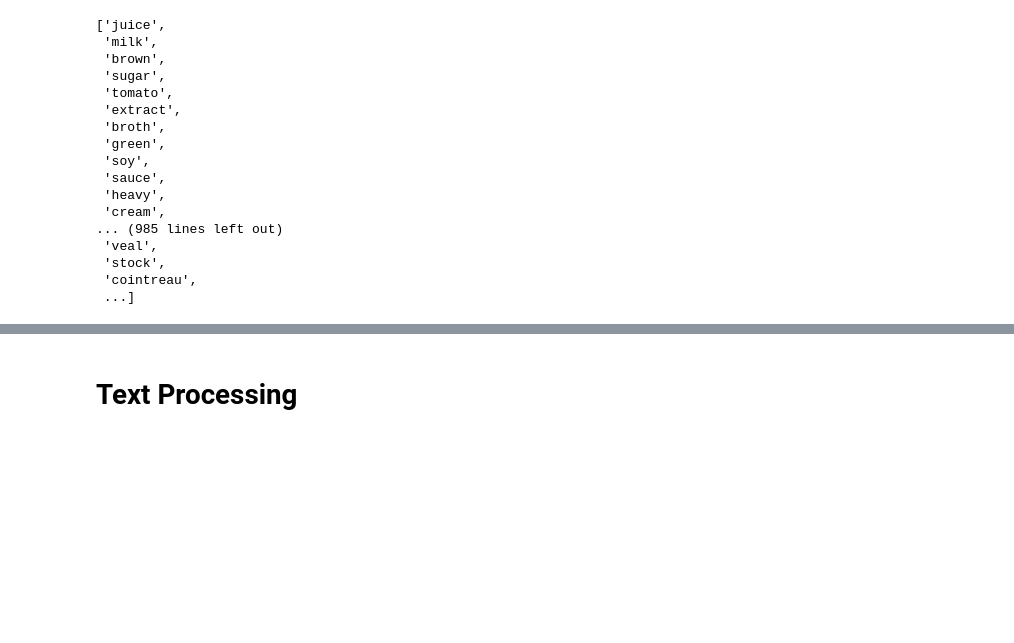
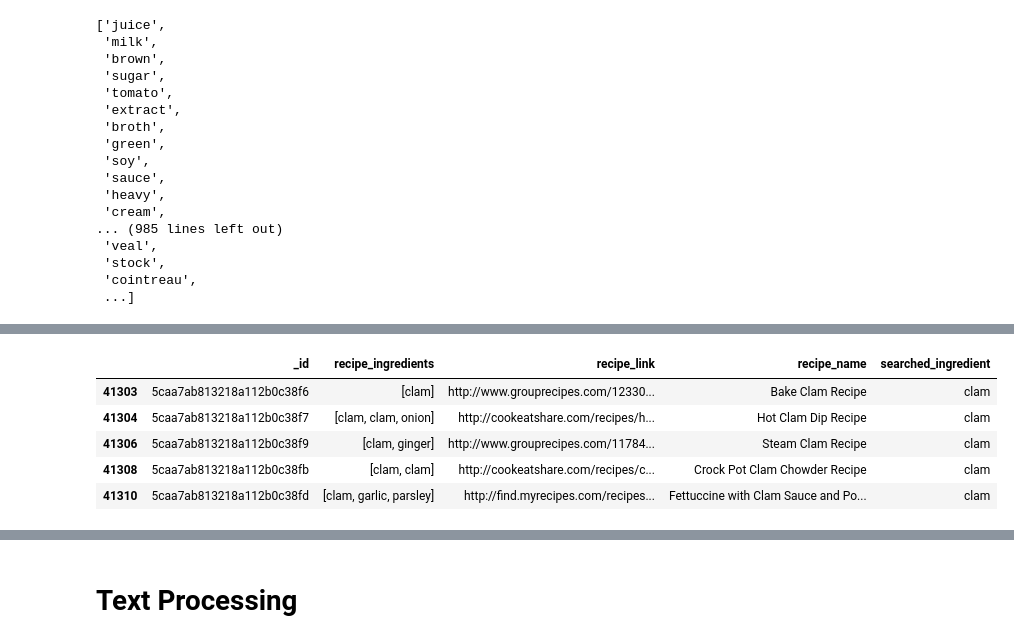
Before and after one commit to ryoiwata/capstone_2, a Jupyter notebook: food_map_nb.ipynb, the cells around one changed output, grey strips where cells are left out. Drawn from its saved outputs; the diff is of its cells as text; code cells hidden in the pictures; blank space fills up the shorter version.

```diff
--- a/food_map_nb.ipynb
+++ b/food_map_nb.ipynb
@@ -521,10 +521,12 @@ not_in_search
 from fuzzywuzzy import fuzz
 from fuzzywuzzy import process
 # %%
+standarize_ingredient_dict = {}
 for ing in uniqeue_list_of_recipe_puppy_ingredients:
-    king_tup = (ing, 0)
+    king_tup = [ing, 0]
     for ing_2 in searched_ingredient_list:
         fuzz_ratio = fuzz.ratio(ing, ing_2)
         if  fuzz_ratio > king_tup[1]:
-            king_tup = (ing_2, fuzz_ratio)
-    print(ing, king_tup)
+            king_tup = [ing_2, fuzz_ratio]
+    if king_tup[1] >= 85:
+        standarize_ingredient_dict[ing] = king_tup[0]
@@ -548,0 +566,16 @@ framboise ('raisin', 53)
+# %%
+def cleaner(row):
+    ingredient_list = row["recipe_ingredients"]
+    ingredient_list = [standarize_ingredient_dict[ing] for ing in ingredient_list if ing in standarize_ingredient_dict ]
+    return ingredient_list
+# %%
+recipe_puppy["recipe_ingredients"] = recipe_puppy.apply(lambda row: cleaner(row), axis=1)
+# %%
+recipe_puppy.head()
+# %% [output]
+|  | _id | recipe_ingredients | recipe_link | recipe_name | searched_ingredient |
+| 41303 | 5caa7ab813218a112b0c38f6 | [clam] | http://www.grouprecipes.com/12330... | Bake Clam Recipe | clam |
+| 41304 | 5caa7ab813218a112b0c38f7 | [clam, clam, onion] | http://cookeatshare.com/recipes/h... | Hot Clam Dip Recipe | clam |
+| 41306 | 5caa7ab813218a112b0c38f9 | [clam, ginger] | http://www.grouprecipes.com/11784... | Steam Clam Recipe | clam |
+| 41308 | 5caa7ab813218a112b0c38fb | [clam, clam] | http://cookeatshare.com/recipes/c... | Crock Pot Clam Chowder Recipe | clam |
+| 41310 | 5caa7ab813218a112b0c38fd | [clam, garlic, parsley] | http://find.myrecipes.com/recipes... | Fettuccine with Clam Sauce and Po... | clam |
```
Also changed, not shown: parts of 17 cells of this notebook, 1 other file.
